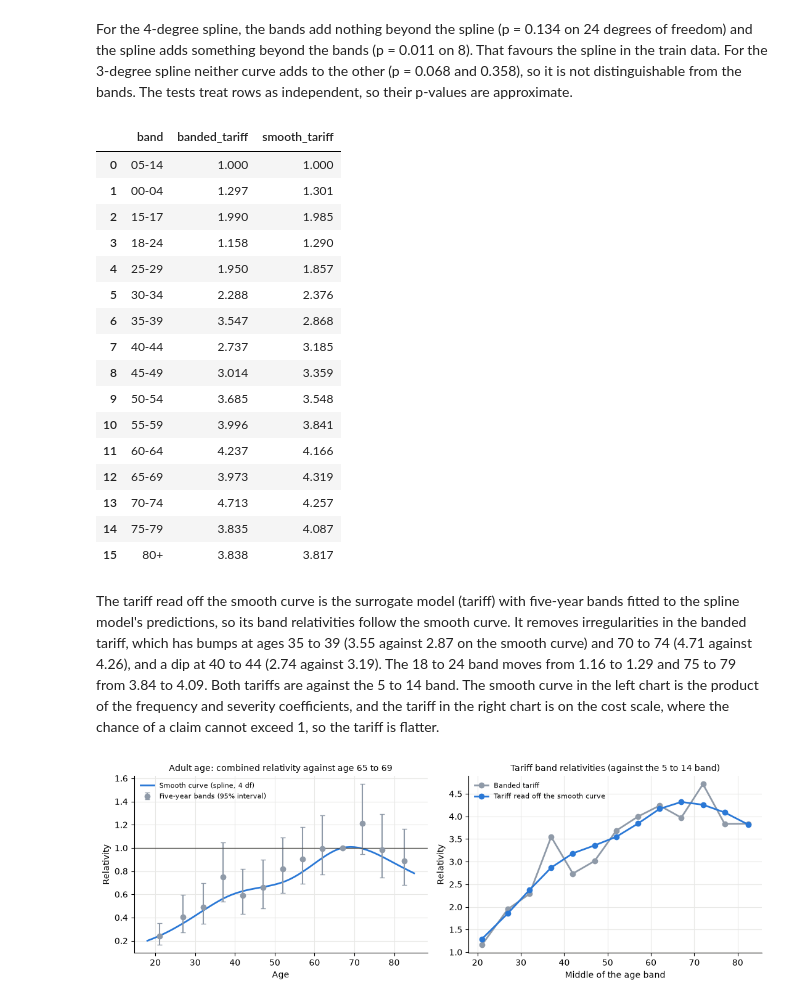
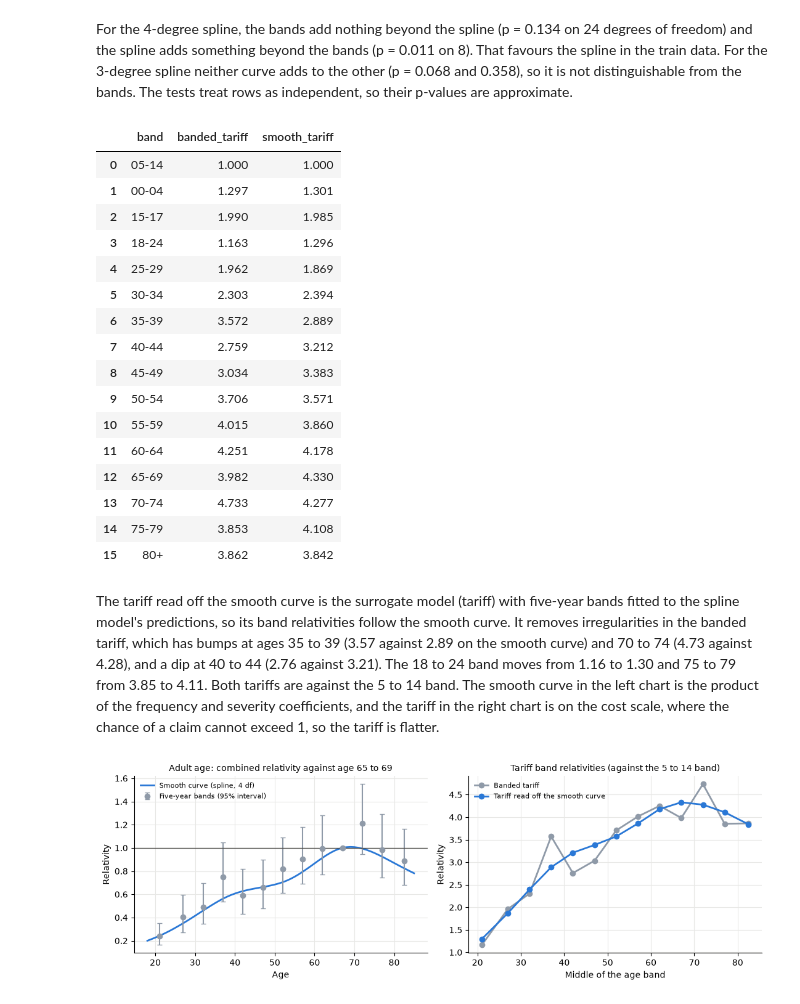
Before and after one commit to asudarmo/health-pricing-meps, a Jupyter notebook: notebooks/03_glm.ipynb, the cells around one changed output. Cells and saved outputs as stored; diff of their text form; code cells hidden in the pictures.

```diff
--- a/notebooks/03_glm.ipynb
+++ b/notebooks/03_glm.ipynb
@@ -2331,40 +2368,45 @@ their p-values are approximate.
 # %%
 models_4, frames_4 = age_results[4]
 smooth_curve = agecurve.spline_curve(models_4["spline"])
-tariff_smooth, smooth_prediction = agecurve.smooth_tariff(
-    prepared, models_4["spline"], frames_4["spline"]
+final_tariff = agecurve.final_tariff(prepared, frames)
+tariff_smooth = final_tariff.tariff
+tariff_final, surrogate_final = surrogate.surrogate_candidate(
+    prepared, final.candidate, name="banded_tariff", factors=factors.FINAL_RATING
 )
 band_tariff = relativities.tariff_table(tariff_final, prepared.train, factors.FINAL_RATING)
 band_tariff = band_tariff[band_tariff["factor"] == "age"].set_index("level")["relativity"]
 smooth_table = relativities.tariff_table(tariff_smooth, prepared.train, factors.FINAL_RATING)
 smooth_table = smooth_table[smooth_table["factor"] == "age"].set_index("level")["relativity"]
 age_tariff = pd.DataFrame(
     {"banded_tariff": band_tariff, "smooth_tariff": smooth_table}
 ).reset_index(names="band")
 factors.save_table(age_tariff, "age_curve_tariff_bands.csv")
 age_tariff
 # %% [output]
 |  | band | banded_tariff | smooth_tariff |
 | 0 | 05-14 | 1.000 | 1.000 |
 | 1 | 00-04 | 1.297 | 1.301 |
 | 2 | 15-17 | 1.990 | 1.985 |
-| 3 | 18-24 | 1.158 | 1.290 |
-| 4 | 25-29 | 1.950 | 1.857 |
-| 5 | 30-34 | 2.288 | 2.376 |
-| 6 | 35-39 | 3.547 | 2.868 |
-| 7 | 40-44 | 2.737 | 3.185 |
-| 8 | 45-49 | 3.014 | 3.359 |
-| 9 | 50-54 | 3.685 | 3.548 |
-| 10 | 55-59 | 3.996 | 3.841 |
-| 11 | 60-64 | 4.237 | 4.166 |
-| 12 | 65-69 | 3.973 | 4.319 |
-| 13 | 70-74 | 4.713 | 4.257 |
-| 14 | 75-79 | 3.835 | 4.087 |
-| 15 | 80+ | 3.838 | 3.817 |
+| 3 | 18-24 | 1.163 | 1.296 |
+| 4 | 25-29 | 1.962 | 1.869 |
+| 5 | 30-34 | 2.303 | 2.394 |
+| 6 | 35-39 | 3.572 | 2.889 |
+| 7 | 40-44 | 2.759 | 3.212 |
+| 8 | 45-49 | 3.034 | 3.383 |
+| 9 | 50-54 | 3.706 | 3.571 |
+| 10 | 55-59 | 4.015 | 3.860 |
+| 11 | 60-64 | 4.251 | 4.178 |
+| 12 | 65-69 | 3.982 | 4.330 |
+| 13 | 70-74 | 4.733 | 4.277 |
+| 14 | 75-79 | 3.853 | 4.108 |
+| 15 | 80+ | 3.862 | 3.842 |
 # %% [markdown]
 The tariff read off the smooth curve is the surrogate model (tariff) with five-year bands fitted to the spline model's
-predictions, so its band relativities follow the smooth curve. It removes irregularities in the banded tariff, which has bumps at ages 35 to 39 (3.55 against 2.87 on the smooth curve) and 70 to 74 (4.71 against 4.26), and a dip at 40 to 44 (2.74 against 3.19). The 18 to 24 band
-moves from 1.16 to 1.29 and 75 to 79 from 3.84 to 4.09. Both tariffs are against the 5 to 14 band. The smooth curve in the left chart is the product of the frequency and severity coefficients, and the tariff in the right chart is on the cost scale, where the chance of a claim cannot exceed 1, so the tariff is flatter.
+predictions, so its band relativities follow the smooth curve. It removes irregularities in the banded tariff, which has
+bumps at ages 35 to 39 (3.57 against 2.89 on the smooth curve) and 70 to 74 (4.73 against 4.28), and a dip at 40 to 44 (2.76
+against 3.21). The 18 to 24 band moves from 1.16 to 1.30 and 75 to 79 from 3.85 to 4.11. Both tariffs are against the 5 to
+14 band. The smooth curve in the left chart is the product of the frequency and severity coefficients, and the tariff in the
+right chart is on the cost scale, where the chance of a claim cannot exceed 1, so the tariff is flatter.
 # %%
 adult_bands = age_tariff[age_tariff["band"].str[:2].astype(int) >= 18].copy()
 adult_bands["middle"] = [
```
Also changed, not shown: parts of 72 cells of this notebook, 44 other files.
